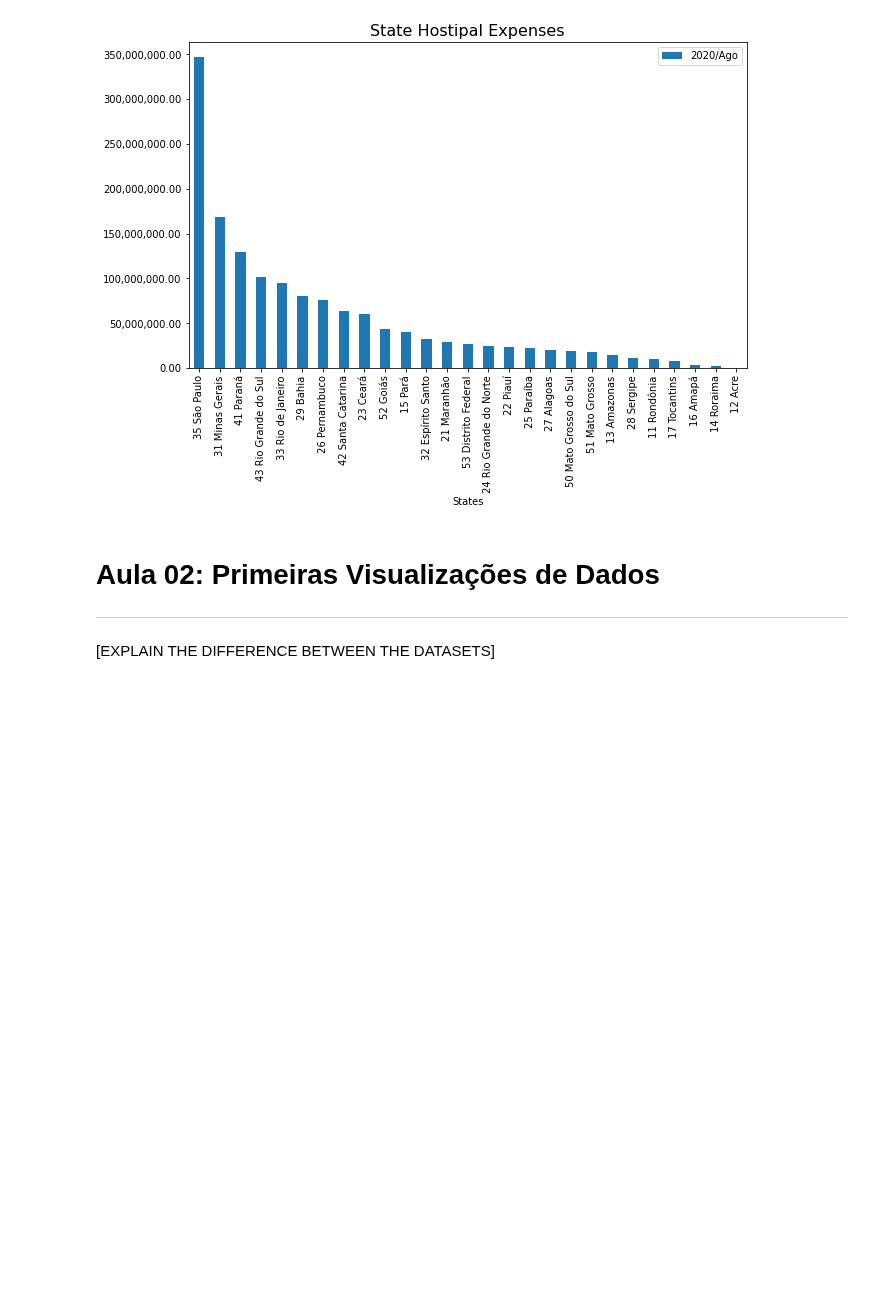
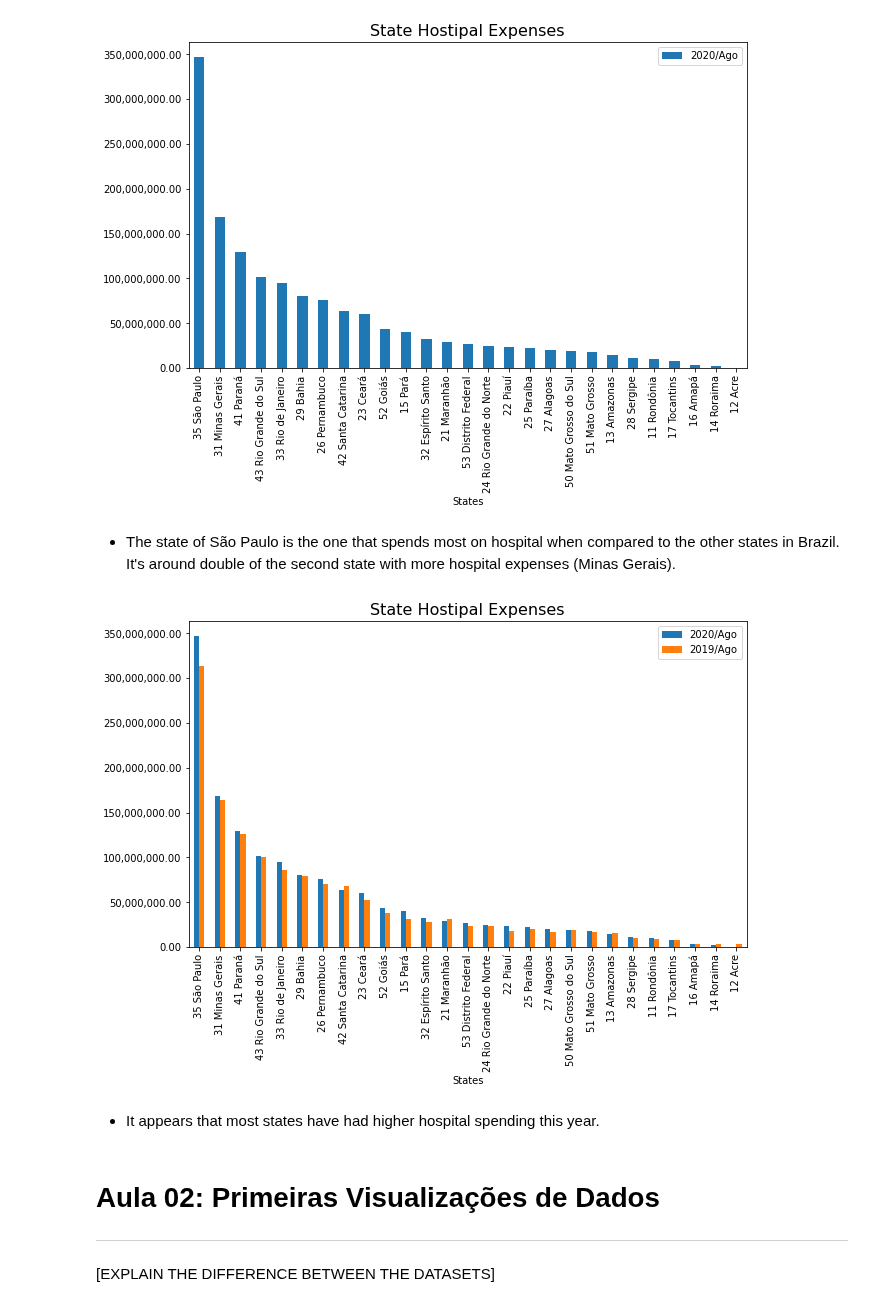
Before and after one commit to gabrielatrindade/alura-bootcamp, a Jupyter notebook: module1-lessons/hospital_expenses_sus_brazil.ipynb, the cells around one changed output. Saved outputs shown, nothing was run; the diff lists cells and outputs as text; code cells hidden in the pictures; blank space fills up the shorter version.

Commit message:
module1: hospital expenses brazil: challenge 1/2: adding conclusions Adding a new graph which compares the last month with the same month a year ago.

```diff
--- a/module1-lessons/hospital_expenses_sus_brazil.ipynb
+++ b/module1-lessons/hospital_expenses_sus_brazil.ipynb
@@ -204,6 +204,26 @@ plt.title("State Hostipal Expenses", fontdict = {'fontsize' : 16})
 plt.show()
 # %% [output]
 [figure]
+# %% [markdown]
+- The state of São Paulo is the one that spends most on hospital when compared to the other states in Brazil. It's around double of the second state with more hospital expenses (Minas Gerais).
+# %%
+recent_month = datasus_expenses.columns[-2]
+recent_month_year_ago = datasus_expenses.columns[-14]
+
+ax = datasus_expenses.sort_values(recent_month, ascending=False) \
+                     .plot(kind='bar',
+                           x='Unidade da Federação',
+                           y=[recent_month, recent_month_year_ago],
+                           figsize=(10,6))
+
+ax.yaxis.set_major_formatter(ticker.StrMethodFormatter('{x:,.2f}'))
+plt.xlabel('States')
+plt.title("State Hostipal Expenses", fontdict = {'fontsize' : 16})
+plt.show()
+# %% [output]
+[figure, added]
+# %% [markdown]
+- It appears that most states have had higher hospital spending this year.
 # %% [markdown]
 # Aula 02: Primeiras Visualizações de Dados
 
```
